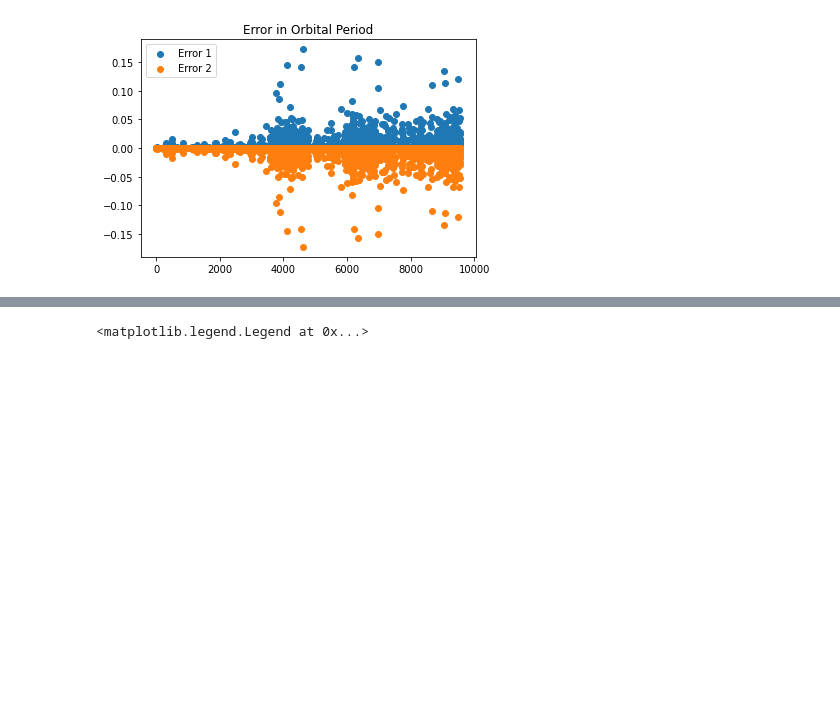
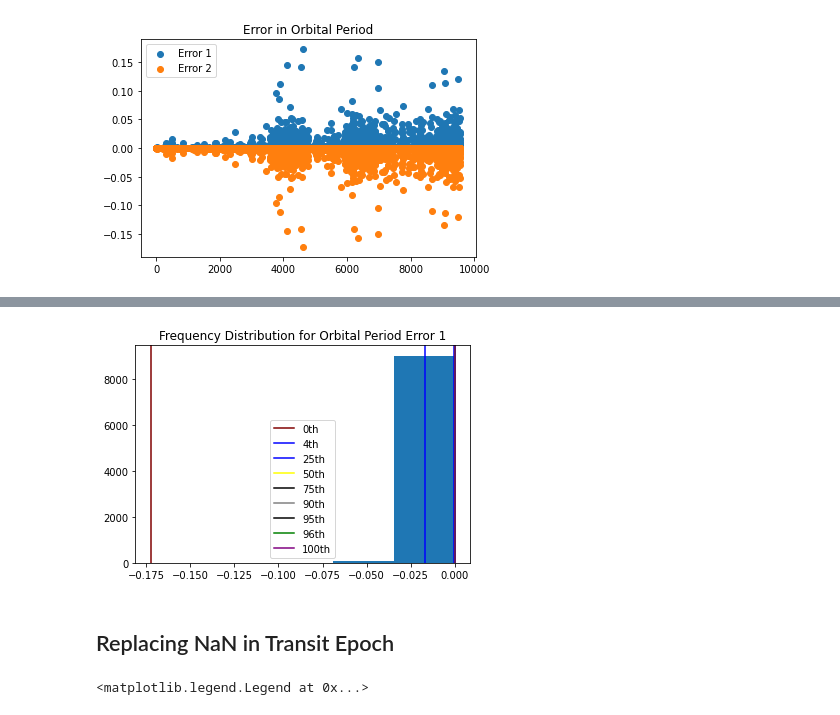
Before and after one commit to aditeyabaral/kepler-exoplanet-analysis, a Jupyter notebook: src/Data_Cleaning.ipynb, the cells around one changed output, grey strips where cells are left out. Cells and saved outputs as stored; diff of their text form; code cells hidden in the pictures; blank space fills up the shorter version.

```diff
--- a/src/Data_Cleaning.ipynb
+++ b/src/Data_Cleaning.ipynb
@@ -149,3 +174,21 @@ plt.legend()
+# %%
+plt.hist(missing_error_values_df["koi_period_err2"].values, bins=5)
+plt.axvline(x = np.nanpercentile(missing_error_values_df["koi_period_err2"].values, 0), color = "maroon", label = "0th")
+plt.axvline(x = np.nanpercentile(missing_error_values_df["koi_period_err2"].values, 4), color = "blue", label = "4th")
+plt.axvline(x = np.nanpercentile(missing_error_values_df["koi_period_err2"].values, 25), color = "blue", label = "25th")
+plt.axvline(x = np.nanpercentile(missing_error_values_df["koi_period_err2"].values, 50), color = "yellow", label = "50th")
+plt.axvline(x = np.nanpercentile(missing_error_values_df["koi_period_err2"].values, 75), color = "black", label = "75th")
+plt.axvline(x = np.nanpercentile(missing_error_values_df["koi_period_err2"].values, 90), color = "grey", label = "90th")
+plt.axvline(x = np.nanpercentile(missing_error_values_df["koi_period_err2"].values, 95), color = "black", label = "95th")
+plt.axvline(x = np.nanpercentile(missing_error_values_df["koi_period_err2"].values, 96), color = "green", label = "96th")
+plt.axvline(x = np.nanpercentile(missing_error_values_df["koi_period_err2"].values, 100), color = "purple", label = "100th")
+plt.title("Frequency Distribution for Orbital Period Error 1")
+plt.legend()
+plt.show()
+# %% [output]
+[figure, added]
+# %% [markdown]
+## Replacing NaN in Transit Epoch
 # %%
 plt.scatter(range(missing_error_values_df.shape[0]), missing_error_values_df["koi_time0bk_err1"].values, label = "Error 1")
 plt.scatter(range(missing_error_values_df.shape[0]), missing_error_values_df["koi_time0bk_err2"].values, label = "Error 2")
```
Also changed, not shown: parts of 31 cells of this notebook.
